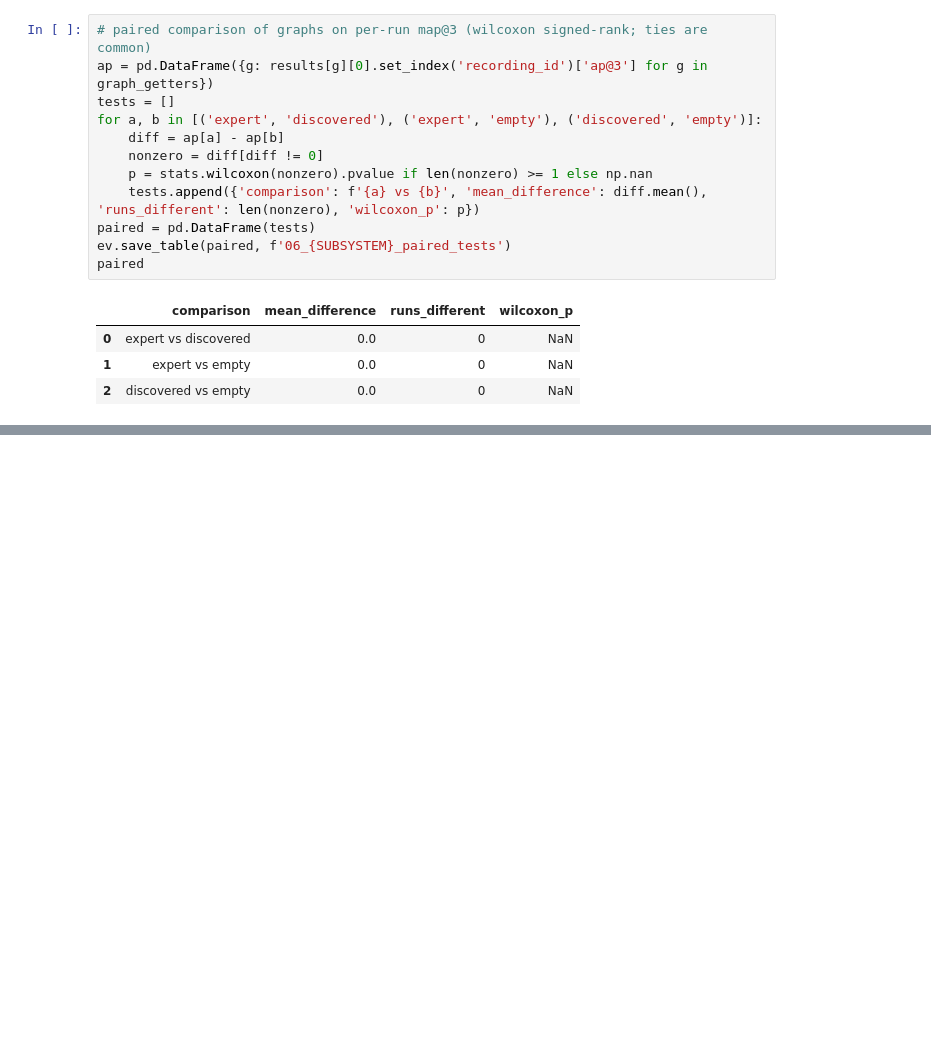
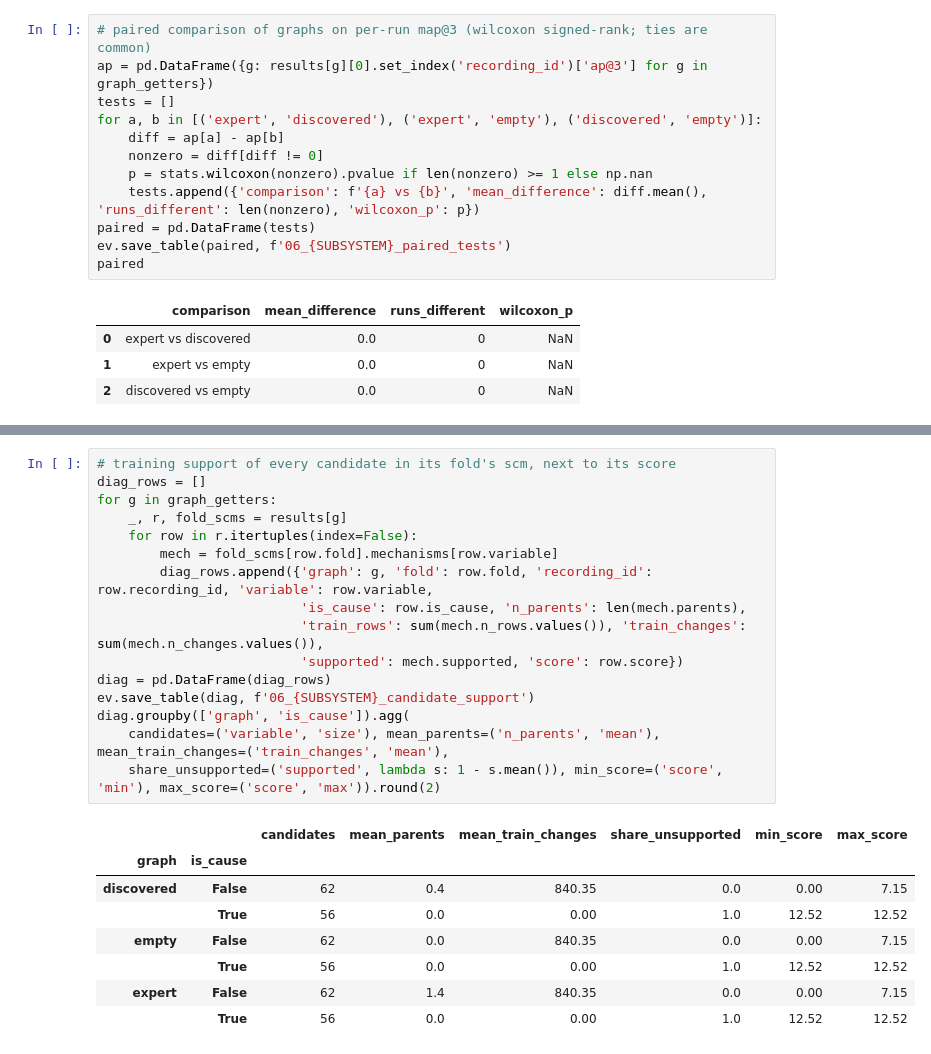
Before and after one commit to shweta-dataverse/causalAI-failure-prevention, a Jupyter notebook: notebooks/06_Root_Cause_Analysis.ipynb, the cells around one changed output, grey strips where cells are left out. Saved outputs shown, nothing was run; the diff lists cells and outputs as text; blank space fills up the shorter version.

```diff
--- a/notebooks/06_Root_Cause_Analysis.ipynb
+++ b/notebooks/06_Root_Cause_Analysis.ipynb
@@ -275,0 +284,25 @@ paired
+# %%
+# training support of every candidate in its fold's scm, next to its score
+diag_rows = []
+for g in graph_getters:
+    _, r, fold_scms = results[g]
+    for row in r.itertuples(index=False):
+        mech = fold_scms[row.fold].mechanisms[row.variable]
+        diag_rows.append({'graph': g, 'fold': row.fold, 'recording_id': row.recording_id, 'variable': row.variable,
+                          'is_cause': row.is_cause, 'n_parents': len(mech.parents),
+                          'train_rows': sum(mech.n_rows.values()), 'train_changes': sum(mech.n_changes.values()),
+                          'supported': mech.supported, 'score': row.score})
+diag = pd.DataFrame(diag_rows)
+ev.save_table(diag, f'06_{SUBSYSTEM}_candidate_support')
+diag.groupby(['graph', 'is_cause']).agg(
+    candidates=('variable', 'size'), mean_parents=('n_parents', 'mean'), mean_train_changes=('train_changes', 'mean'),
+    share_unsupported=('supported', lambda s: 1 - s.mean()), min_score=('score', 'min'), max_score=('score', 'max')).round(2)
+# %% [output]
+|  |  | candidates | mean_parents | mean_train_changes | share_unsupported | min_score | max_score |
+| graph | is_cause |  |  |  |  |  |  |
+| discovered | False | 62 | 0.4 | 840.35 | 0.0 | 0.00 | 7.15 |
+|  | True | 56 | 0.0 | 0.00 | 1.0 | 12.52 | 12.52 |
+| empty | False | 62 | 0.0 | 840.35 | 0.0 | 0.00 | 7.15 |
+|  | True | 56 | 0.0 | 0.00 | 1.0 | 12.52 | 12.52 |
+| expert | False | 62 | 1.4 | 840.35 | 0.0 | 0.00 | 7.15 |
+|  | True | 56 | 0.0 | 0.00 | 1.0 | 12.52 | 12.52 |
```
Also changed, not shown: parts of 5 cells of this notebook, 28 other files.
